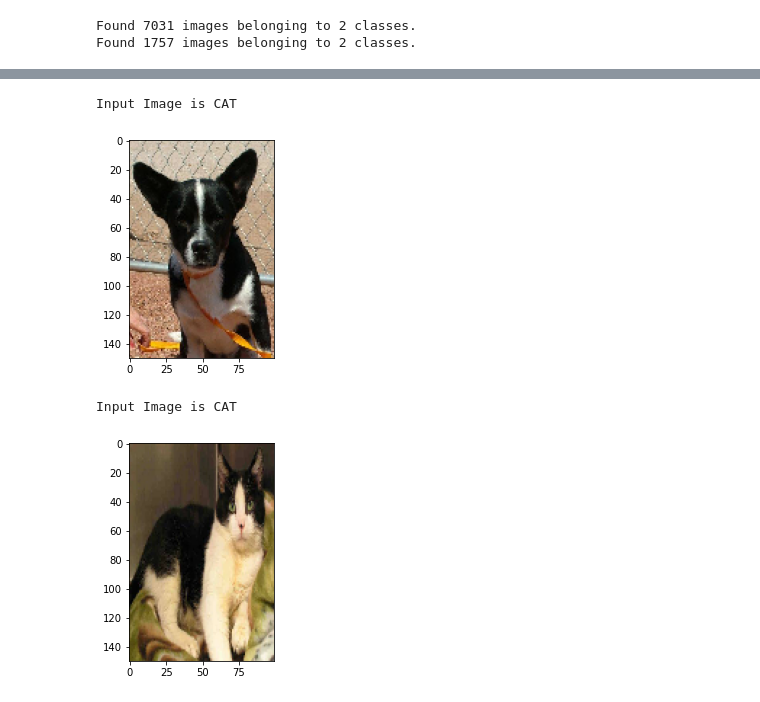
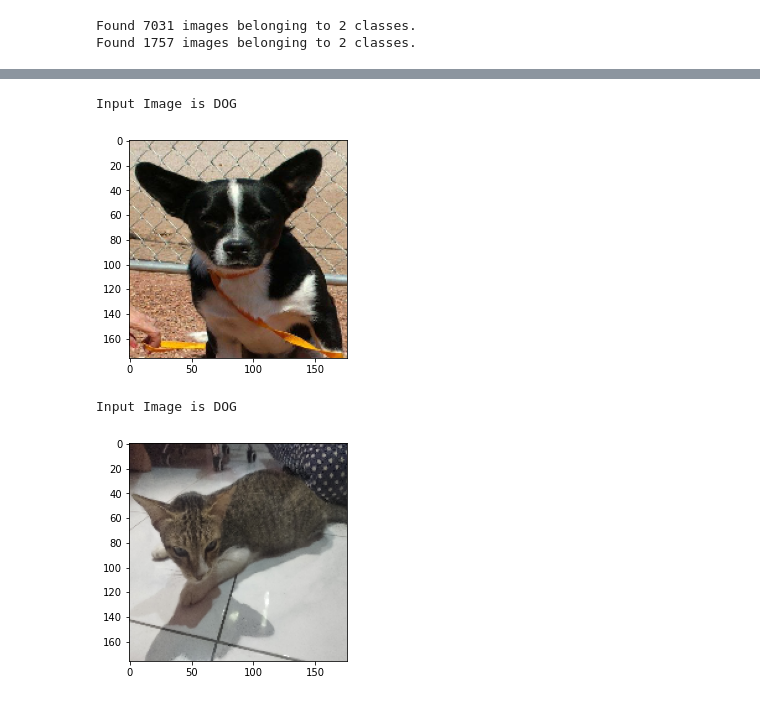
Before and after one commit to hikizan/ImageClassificationWithoutOverfitting, a Jupyter notebook: ImageClassification3.ipynb, the cells around one changed output, grey strips where cells are left out. Cells and saved outputs as stored; diff of their text form; code cells hidden in the pictures.

```diff
--- a/ImageClassification3.ipynb
+++ b/ImageClassification3.ipynb
@@ -29,13 +29,13 @@ validation_datagen = ImageDataGenerator( rescale = 1.0/225,
 
 #terapin batch size (mempercepat training)
 train_generator = train_datagen.flow_from_directory( train_dir,
-                                                        target_size = (150, 100),
+                                                        target_size = (176, 176),
                                                         class_mode = 'binary',
                                                         shuffle=True,
                                                         subset='training')
 
 validation_generator = validation_datagen.flow_from_directory( train_dir,
-                                                                target_size = (150, 100),
+                                                                target_size = (176, 176),
                                                                 class_mode = 'binary',
                                                                 shuffle=True,
                                                                 subset='validation')
@@ -44,7 +44,7 @@ Found 7031 images belonging to 2 classes.
 Found 1757 images belonging to 2 classes.
 # %%
 model = tf.keras.models.Sequential([
-    tf.keras.layers.Conv2D(32, (3,3), activation='relu', input_shape=(150, 100, 3)),
+    tf.keras.layers.Conv2D(32, (3,3), activation='relu', input_shape=(176, 176, 3)),
     tf.keras.layers.MaxPooling2D(2,2),
     tf.keras.layers.Conv2D(64, (3,3), activation='relu'),
     tf.keras.layers.MaxPooling2D(2,2),
@@ -110,32 +110,32 @@ Epoch 10/10
 # %%
 from tensorflow.keras.preprocessing import image
 import matplotlib.pyplot as plt
 import matplotlib.image as mpimg
 %matplotlib inline
 
 #test_image = image.load_img('cat.4062.jpg',target_size=(150,100))
 #test_image = image.load_img('neko.jpg',target_size=(150,150))
-test_image = image.load_img('dog.4031.jpg',target_size=(150,100))
+test_image = image.load_img('dog.4031.jpg',target_size=(176, 176))
 #test_image = image.load_img('dog.4001.jpg',target_size=(150,150))
 
 imgplot = plt.imshow(test_image)
 test_image = image.img_to_array(test_image)
 test_image = test_image/255
 test_image = np.expand_dims(test_image,axis=0)
 result = model.predict(test_image)
 if result <= 0.5 :
     print("Input Image is CAT")
 else:
     print("Input Image is DOG")
 # %% [output]
-Input Image is CAT
+Input Image is DOG
-[figure, old version]
+[figure, new version]
 # %%
-#test_image_two = image.load_img('dog.4001.jpg',target_size=(150,150))
-#test_image_two = image.load_img('neko.jpg',target_size=(150,100))
-#test_image_two = image.load_img('contohTes.jpg',target_size=(150,100))
-#test_image_two = image.load_img('dog.4031.jpg',target_size=(150,150))
-test_image_two = image.load_img('cat.4062.jpg',target_size=(150,100))
+#test_image_two = image.load_img('dog.4001.jpg',target_size=(192, 192))
+test_image_two = image.load_img('neko.jpg',target_size=(176, 176))
+#test_image_two = image.load_img('contohTes.jpg',target_size=(176, 176))
+#test_image_two = image.load_img('dog.4031.jpg',target_size=(192, 192))
+#test_image_two = image.load_img('cat.4062.jpg',target_size=(176, 176))
 
 imgplot_two = plt.imshow(test_image_two)
 test_image_two = image.img_to_array(test_image_two)
@@ -147,8 +147,8 @@ if result <= 0.5 :
 else:
     print("Input Image is DOG")
 # %% [output]
-Input Image is CAT
+Input Image is DOG
-[figure, old version]
+[figure, new version]
 # %%
 import matplotlib.pyplot as plt
 import matplotlib.image as mpimg
```
Also changed, not shown: parts of 3 cells of this notebook.
